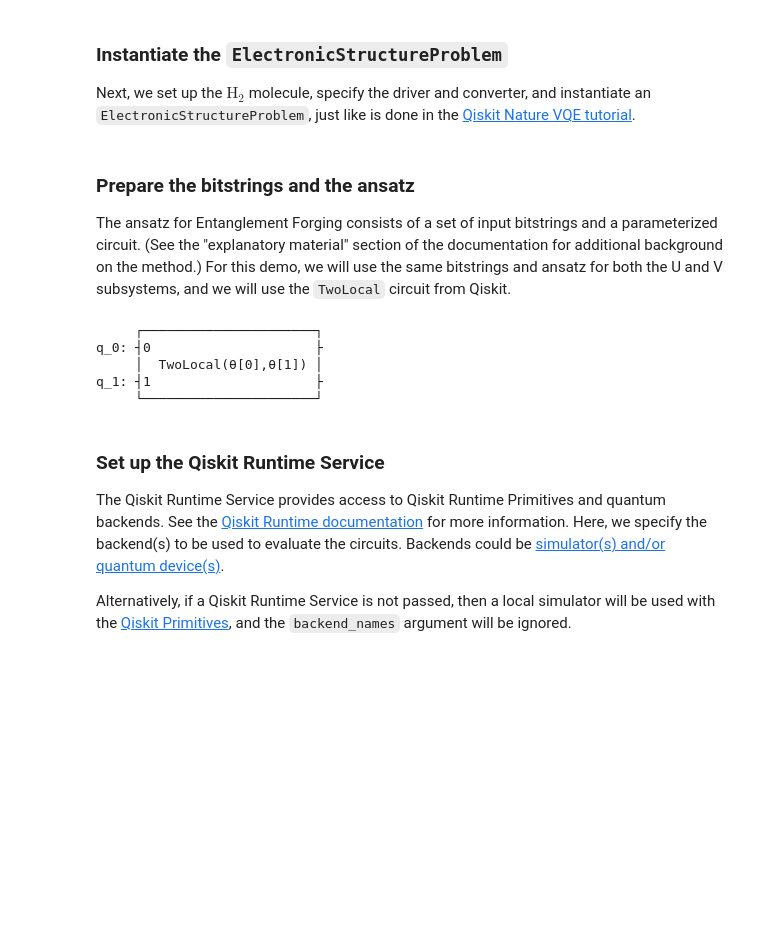
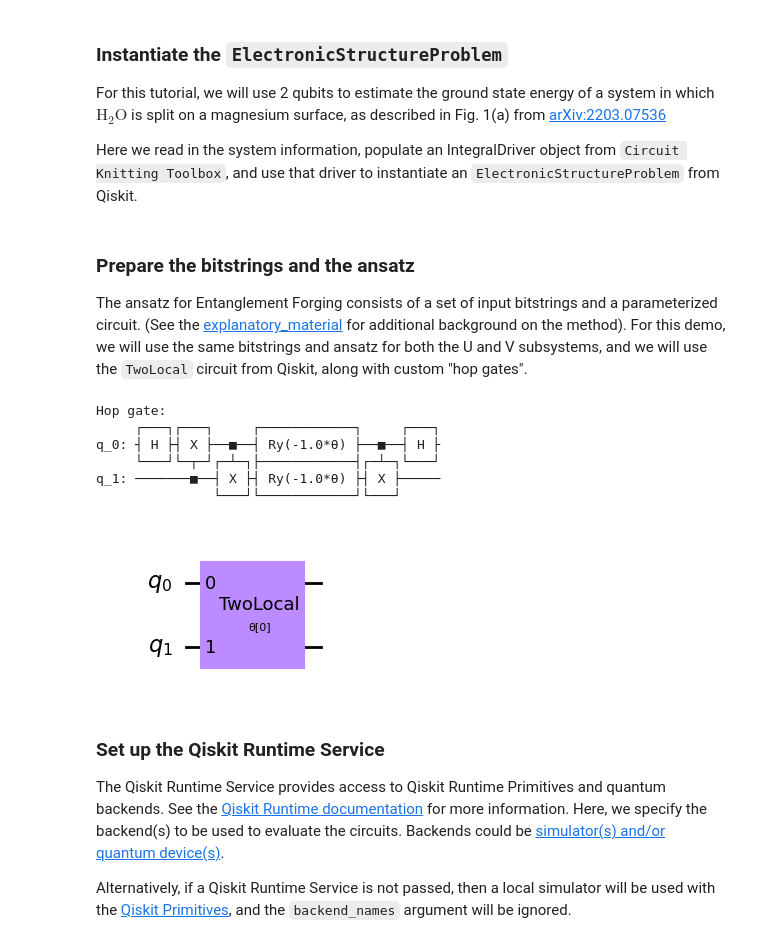
Before and after one commit to Qiskit/qiskit-addon-cutting, a Jupyter notebook: docs/tutorials/entanglement_forging/tutorial_2_forging_with_quantum_serverless.ipynb, the cells around one changed output. Saved outputs shown, nothing was run; the diff lists cells and outputs as text; code cells hidden in the pictures; blank space fills up the shorter version.

```diff
--- a/docs/tutorials/entanglement_forging/tutorial_2_forging_with_quantum_serverless.ipynb
+++ b/docs/tutorials/entanglement_forging/tutorial_2_forging_with_quantum_serverless.ipynb
@@ -38,4 +38,6 @@ In this demo, we will show how to use quantum serverless to send the entanglemen
 # %% [markdown]
 ### Instantiate the `ElectronicStructureProblem`
 
-Next, we set up the $\mathrm{H}_2$ molecule, specify the driver and converter, and instantiate an  `ElectronicStructureProblem`, just like is done in the [Qiskit Nature VQE tutorial](https://github.com/Qiskit/qiskit-nature/blob/stable/0.4/docs/tutorials/03_ground_state_solvers.ipynb).
+For this tutorial, we will use 2 qubits to estimate the ground state energy of a system in which $\mathrm{H}_2\mathrm{O}$ is split on a magnesium surface, as described in Fig. 1(a) from [arXiv:2203.07536](https://arxiv.org/abs/2203.07536)
+
+Here we read in the system information, populate an IntegralDriver object from `Circuit Knitting Toolbox`, and use that driver to instantiate an `ElectronicStructureProblem` from Qiskit.
@@ -60,23 +63,44 @@ converter = QubitConverter(JordanWignerMapper())
 # %% [markdown]
 ### Prepare the bitstrings and the ansatz
 
-The ansatz for Entanglement Forging consists of a set of input bitstrings and a parameterized circuit.  (See the "explanatory material" section of the documentation for additional background on the method.) For this demo, we will use the same bitstrings and ansatz for both the U and V subsystems, and we will use the `TwoLocal` circuit from Qiskit.
+The ansatz for Entanglement Forging consists of a set of input bitstrings and a parameterized circuit.  (See the [explanatory_material](https://github.com/Qiskit-Extensions/circuit-knitting-toolbox/blob/main/docs/explanation/entanglement_forging/index.rst) for additional background on the method). For this demo, we will use the same bitstrings and ansatz for both the U and V subsystems, and we will use the `TwoLocal` circuit from Qiskit, along with custom "hop gates".
 # %%
-from circuit_knitting_toolbox.entanglement_forging import EntanglementForgingAnsatz
-from qiskit.circuit.library import TwoLocal
+from qiskit.circuit import QuantumCircuit, Parameter
 
-ansatz = EntanglementForgingAnsatz(
-    circuit_u=TwoLocal(2, [], "cry", [[0, 1], [1, 0]], reps=1),
-    bitstrings_u=[(1, 0), (0, 1)],
-)
+theta = Parameter("θ")
 
-ansatz.circuit_u.draw()
+hop_gate = QuantumCircuit(2, name="hop_gate")
+hop_gate.h(0)
+hop_gate.cx(1, 0)
+hop_gate.cx(0, 1)
+hop_gate.ry(-theta, 0)
+hop_gate.ry(-theta, 1)
+hop_gate.cx(0, 1)
+hop_gate.h(0)
+
+print(f"Hop gate:\n{hop_gate.draw()}")
 # %% [output]
-     ┌──────────────────────┐
-q_0: ┤0                     ├
-     │  TwoLocal(θ[0],θ[1]) │
-q_1: ┤1                     ├
-     └──────────────────────┘
+Hop gate:
+     ┌───┐┌───┐     ┌────────────┐     ┌───┐
+q_0: ┤ H ├┤ X ├──■──┤ Ry(-1.0*θ) ├──■──┤ H ├
+     └───┘└─┬─┘┌─┴─┐├────────────┤┌─┴─┐└───┘
+q_1: ───────■──┤ X ├┤ Ry(-1.0*θ) ├┤ X ├─────
+               └───┘└────────────┘└───┘
+# %%
+from qiskit.circuit.library import TwoLocal
+from circuit_knitting_toolbox.entanglement_forging import EntanglementForgingAnsatz
+
+entangler_map = [[0, 1]]
+bitstrings_u = [(1, 0), (0, 1)]
+
+circuit_u = TwoLocal(num_molecular_orbitals, [], hop_gate, entangler_map, reps=1)
+ansatz = EntanglementForgingAnsatz(
+    circuit_u=circuit_u,
+    bitstrings_u=bitstrings_u,
+)
+ansatz.circuit_u.draw("mpl")
+# %% [output]
+[figure, added]
 # %% [markdown]
 ### Set up the Qiskit Runtime Service
 
```
Also changed, not shown: parts of 7 cells of this notebook, 2 other files.
